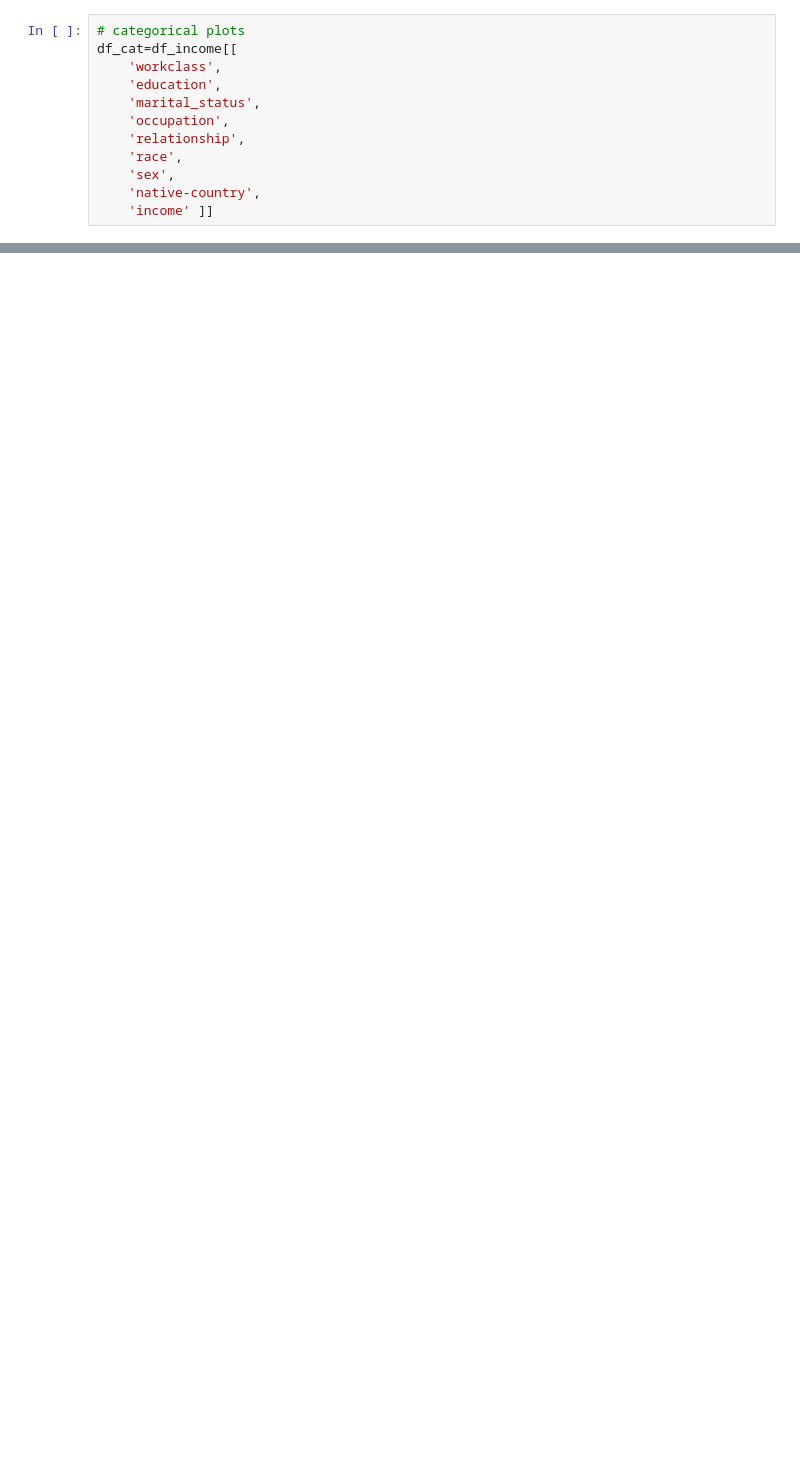
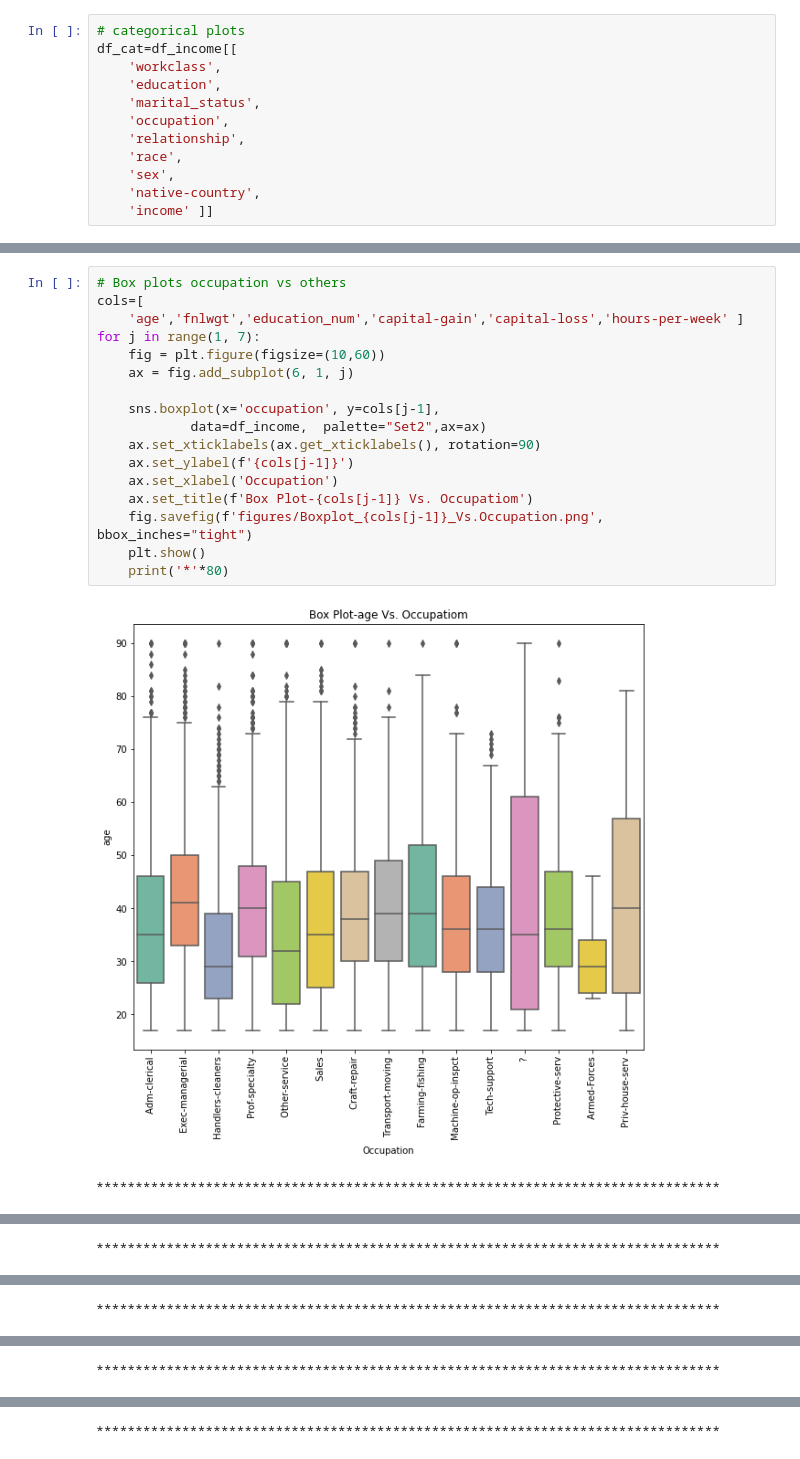
Before and after one commit to pandeysudip/income-prediction, a Jupyter notebook: data_cleaning.ipynb, the cells around one changed output, grey strips where cells are left out. Drawn from its saved outputs; the diff is of its cells as text; blank space fills up the shorter version.

Commit message:
data visulization

```diff
--- a/data_cleaning.ipynb
+++ b/data_cleaning.ipynb
@@ -222 +217,21 @@ Graph for race column: Total = 5
 ... (6 outputs left out)
+# %%
+# Box plots occupation vs others
+cols=[
+    'age','fnlwgt','education_num','capital-gain','capital-loss','hours-per-week' ]
+for j in range(1, 7):
+    fig = plt.figure(figsize=(10,60))
+    ax = fig.add_subplot(6, 1, j)
+
+    sns.boxplot(x='occupation', y=cols[j-1],
+            data=df_income,  palette="Set2",ax=ax)
+    ax.set_xticklabels(ax.get_xticklabels(), rotation=90)
+    ax.set_ylabel(f'{cols[j-1]}')
+    ax.set_xlabel('Occupation')
+    ax.set_title(f'Box Plot-{cols[j-1]} Vs. Occupatiom')
+    fig.savefig(f'figures/Boxplot_{cols[j-1]}_Vs.Occupation.png', bbox_inches="tight")
+    plt.show()
+    print('*'*80)
+# %% [output]
+[figure, added]
+********************************************************************************
@@ -222,0 +239 @@ Graph for race column: Total = 5
+********************************************************************************
@@ -222,0 +241 @@ Graph for race column: Total = 5
+********************************************************************************
@@ -222,0 +243 @@ Graph for race column: Total = 5
+********************************************************************************
@@ -222,0 +245 @@ Graph for race column: Total = 5
+********************************************************************************
```
Also changed, not shown: parts of 6 cells of this notebook, 18 other files.
